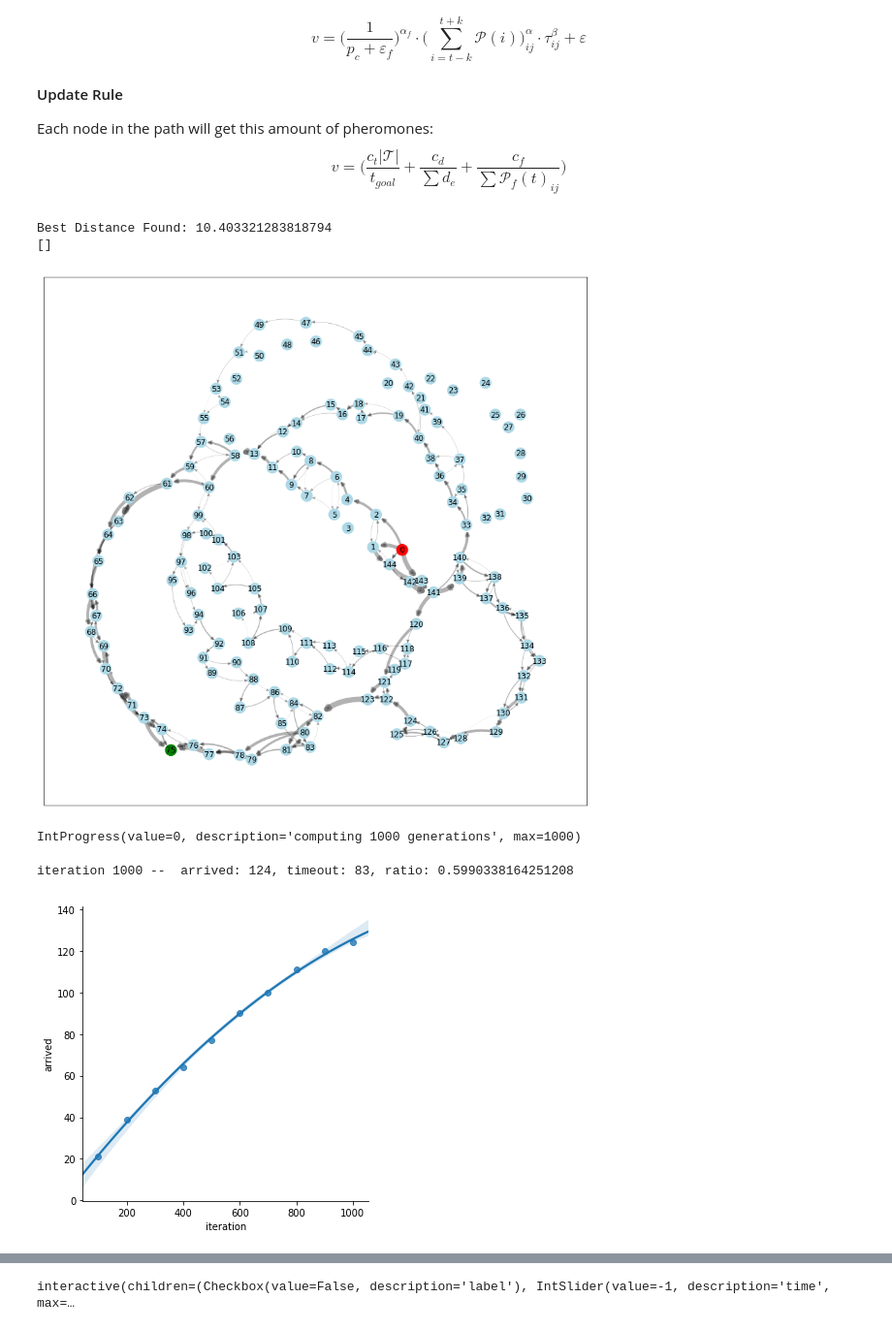
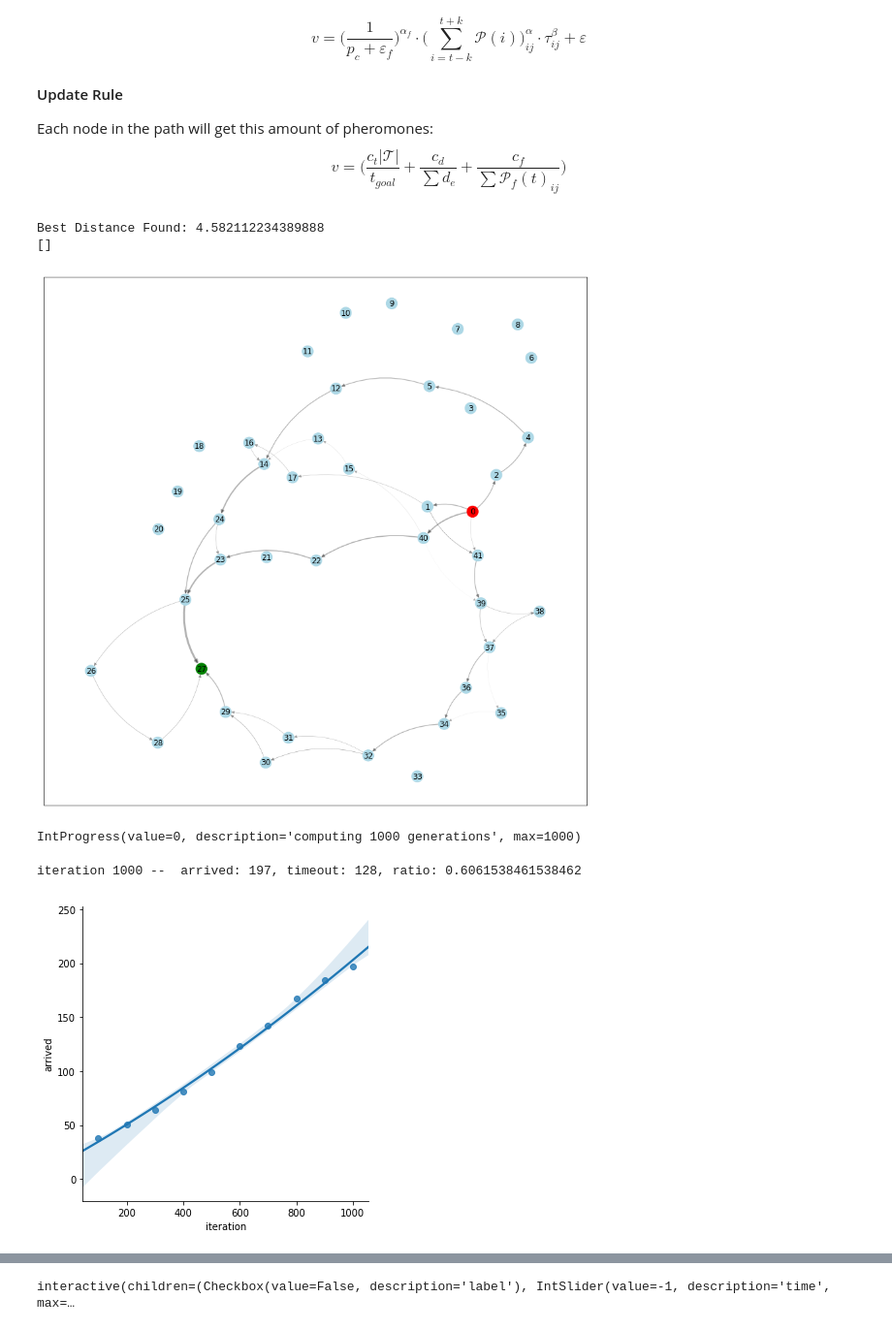
Before and after one commit to ovgu-FINken/ACO-MAPF, a Jupyter notebook: MAPF-ACO.ipynb, the cells around one changed output, grey strips where cells are left out. Shown at 97% size. Cells and saved outputs as stored; diff of their text form; code cells hidden in the pictures.

```diff
--- a/MAPF-ACO.ipynb
+++ b/MAPF-ACO.ipynb
@@ -413,10 +398,10 @@ Each node in the path will get this amount of pheromones:
 v = \big( \frac{c_t |\mathcal{T}|}{t_{goal}} + \frac{c_d}{\sum{d_e}} + \frac{c_f}{\sum{\mathcal{P}_f(t)_{ij}}} \big)
 \end{equation}
 # %%
+class TimeExtendedACO(ACO):
+    def __init__(self, timeframe=100, prerun_generations=1000, problem=None, **kwargs):
+        ACO.__init__(self, adjacency=problem.adjacency, pheromones=problem.pheromones, start=problem.start, goal=problem.goal, **kwargs)
 
-class TimeExtendedACO(ACO):
-    def __init__(self, timeframe=100, prerun_generations=1000, **kwargs):
-        ACO.__init__(self, **kwargs)
         self.node_count = np.zeros((self.adjacency.shape[0], timeframe), dtype=int)
         self.node_sucess = np.zeros_like(self.node_count, dtype=int)
         self.df_convergence = pd.DataFrame()
@@ -471,7 +456,7 @@ class TimeExtendedACO(ACO):
             p_foreign = self.node_collision_pheromones(j, foreign_pheromones=foreign_pheromones)
 
             #backward edge- no edge collisions
-            p_foreign += self.edge_collision_factor * self.edge_collision_pheromones(i, j, foreign_pheromones=foreign_pheromones)
+            p_foreign += edge_collision_factor * self.edge_collision_pheromones(i, j, foreign_pheromones=foreign_pheromones)
 
             #print(f"tAcoSelection_value- {i}, {j}: p: {p}, p_ext: {p_ext}, p_foreign:{p_foreign},  {p**alpha * p_ext**beta * (1 / (eps + p_foreign) ** alpha_foreign) + eps}")
         return  p**alpha * p_ext**beta * (1 / (eps + p_foreign**alpha_foreign)) + eps
@@ -666,53 +651,30 @@ class TimeExtendedACO(ACO):
             self.pheromone_timeline.append(self.pheromones.copy())
 
 
-    def draw_extended_pheromones(self, label=True, time=-1, width=15, height=15, thickness=3, show=True, prune=0, node_label=True):
-        plt.figure(figsize=(width,height))
-        matrix = None
+    def draw_extended_pheromones(self, time=-1, **kwargs):
         if time >= 0:
             matrix = self.extended_pheromones[time]
         else:
             matrix = self.extended_pheromones_sum()
-        G = nx.from_numpy_matrix(matrix, create_using=nx.DiGraph())
 
-        Ga = nx.from_numpy_matrix(self.adjacency)
-        pos = nx.kamada_kawai_layout(Ga)
-        weight = nx.get_edge_attributes(G,'weight')
-        node_colors = ["lightblue" for _ in range(self.pheromones.shape[0])]
-        node_colors[self.start] = "red"
-        node_colors[self.goal] = "green"
-        labels = { k : f"{v:.2f}" for k, v in weight.items()}
-        width = [(max(prune, w['weight']) - prune) * thickness /np.max(matrix) for u, v, w in G.edges(data=True)]
-        nx.draw_networkx_nodes(G,pos=pos, node_color=node_colors, node_size=[150 * (1 + v) for v in np.diag(matrix)])
-        nx.draw_networkx_edges(G,pos, width=width, alpha=0.3, connectionstyle='arc3,rad=0.2', arrowstyle="-|>", arraowsize=thickness*3)
-        if node_label:
-            node_labels=None
-            if label:
-                node_labels = {k : f"{np.diag(matrix)[k]:.2f}" for k in range(matrix.shape[0])}
-            nx.draw_networkx_labels(G, pos=pos, labels=node_labels)
-
-        if label:
-            nx.draw_networkx_edge_labels(G,pos,edge_labels=labels, label_pos=0.3)
-
-        if show:
-            plt.show()
+        return draw_pheromone_matrix(adjacency=self.adjacency, pheromones=matrix, start=self.start, goal=self.goal, **kwargs)
 
     def plot_convergence(self, show=True, order=2):
         sns.lmplot(data=self.df_convergence.loc[self.df_convergence.iteration % 100 == 0], x="iteration", y="arrived", order=order)
         if show:
             plt.show()
 # %%
-tAco = TimeExtendedACO(prerun_generations=1000, adjacency=m.todense(), pheromones=np.ones_like(m.todense()), start=graphstart, goal=graphgoal, timeframe=40, normalize_eps=0.001, elitist_update=False)
+tAco = TimeExtendedACO(prerun_generations=1000, problem=problem_middle_1, timeframe=40, normalize_eps=0.001, elitist_update=False)
 tAco.draw_pheromones(label=False)
 tAco.run_extended(generations=1000, depenalize_long_running=False, alpha=0.5, beta=0.5, eps=0.001, penalty_factor=0.00, normalize_eps=0, elitist_update=False, show_progress=True)
 tAco.plot_convergence()
 # %% [output]
-Best Distance Found: 10.403321283818794
+Best Distance Found: 4.582112234389888
 []
-[figure, old version]
+[figure, new version]
 IntProgress(value=0, description='computing 1000 generations', max=1000)
-iteration 1000 --  arrived: 124, timeout: 83, ratio: 0.5990338164251208
+iteration 1000 --  arrived: 197, timeout: 128, ratio: 0.6061538461538462
-[figure, old version]
+[figure, new version]
 # %%
 tAco.run_extended(generations=15000, show_progress=True)
 sns.lmplot(data=tAco.df_convergence.loc[tAco.df_convergence.iteration % 100 == 0], x="iteration", y="arrived", order=2)
```
Also changed, not shown: parts of 25 cells of this notebook.
